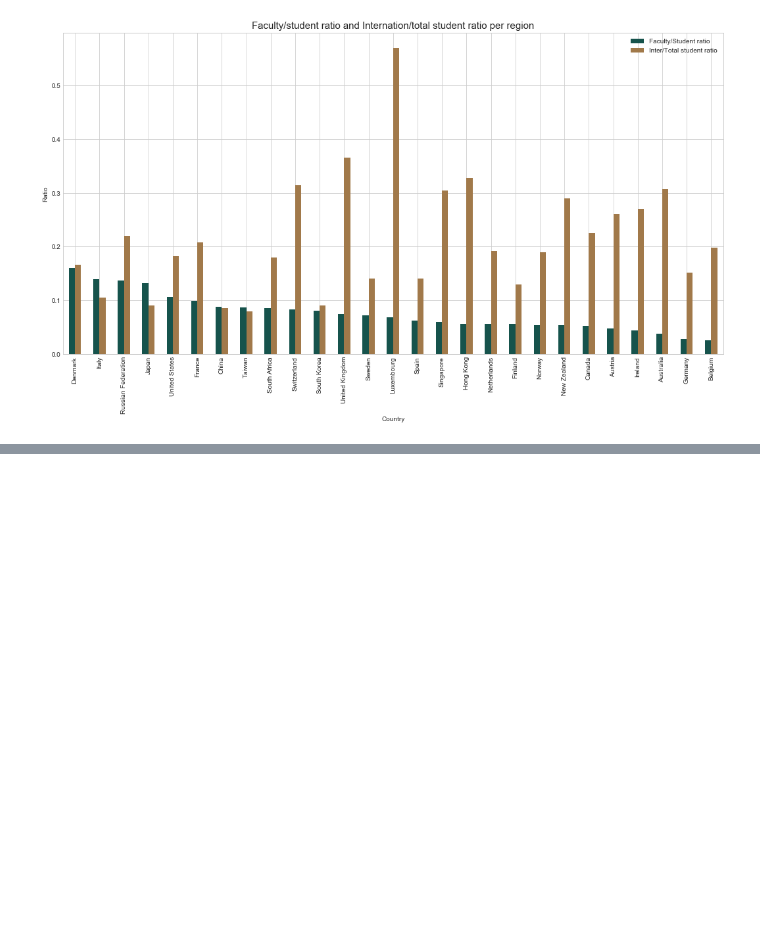
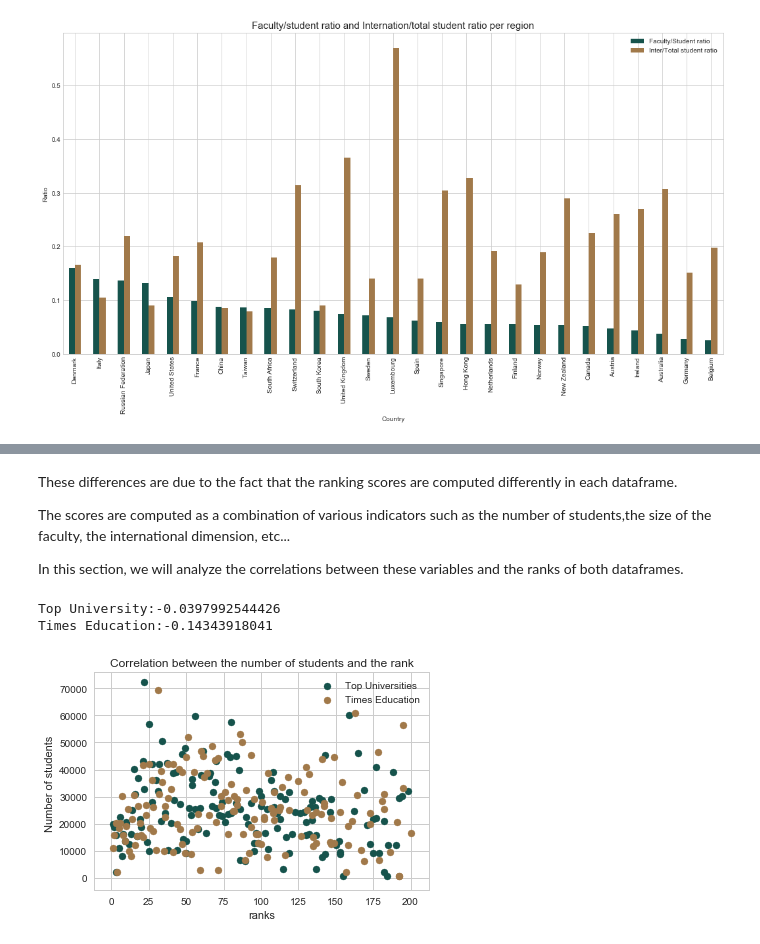
Before and after one commit to sourabhlal/ada2017, a Jupyter notebook: 02 - Data from the Web/homework02.ipynb, the cells around one changed output, grey strips where cells are left out. Cells and saved outputs as stored; diff of their text form; code cells hidden in the pictures; blank space fills up the shorter version.

```diff
--- a/02 - Data from the Web/homework02.ipynb
+++ b/02 - Data from the Web/homework02.ipynb
@@ -472,0 +701,19 @@ Here is the plot for the ratios per country.
+# %% [markdown]
+These differences are due to the fact that the ranking scores are computed differently in each dataframe.
+
+The scores are computed as a combination of various indicators such as the number of students,the size of the faculty, the international dimension, etc...
+
+In this section, we will analyze the correlations between these variables and the ranks of both dataframes.
+# %%
+sc1=scatter(test4['rank'],test4['Total_Students_x'],label='Top Universities')
+sc2=scatter(test4['rank_display'],test4['Total_Students_y'],label='Times Education')
+plt.ylabel('Number of students ')
+plt.xlabel('ranks')
+plt.title('Correlation between the number of students and the rank')
+plt.legend(handles=[sc1,sc2])
+print('Top University:'+str(test4.Total_Students_x.corr(test4.rank_display)))
+print('Times Education:'+str(test4.Total_Students_y.corr(test4['rank'])))
+# %% [output]
+Top University:-0.0397992544426
+Times Education:-0.14343918041
+[figure, added]
```
Also changed, not shown: parts of 40 cells of this notebook.
